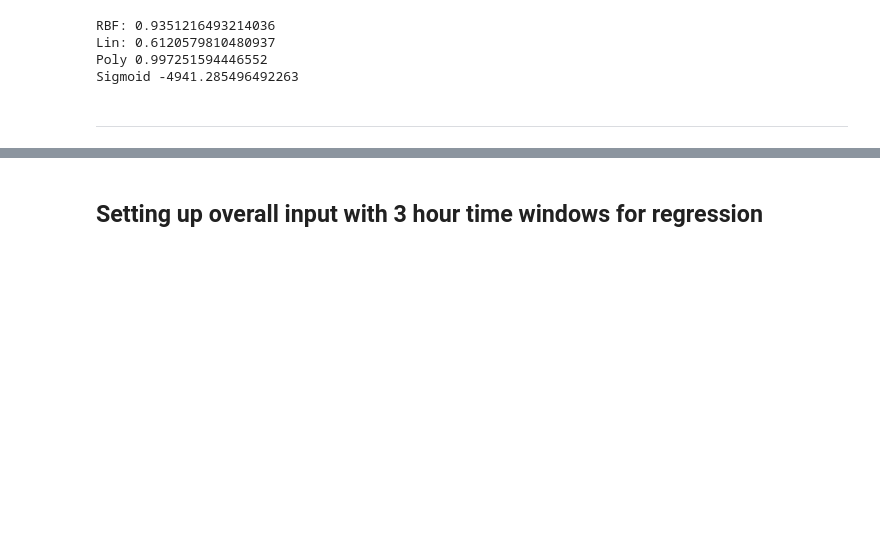
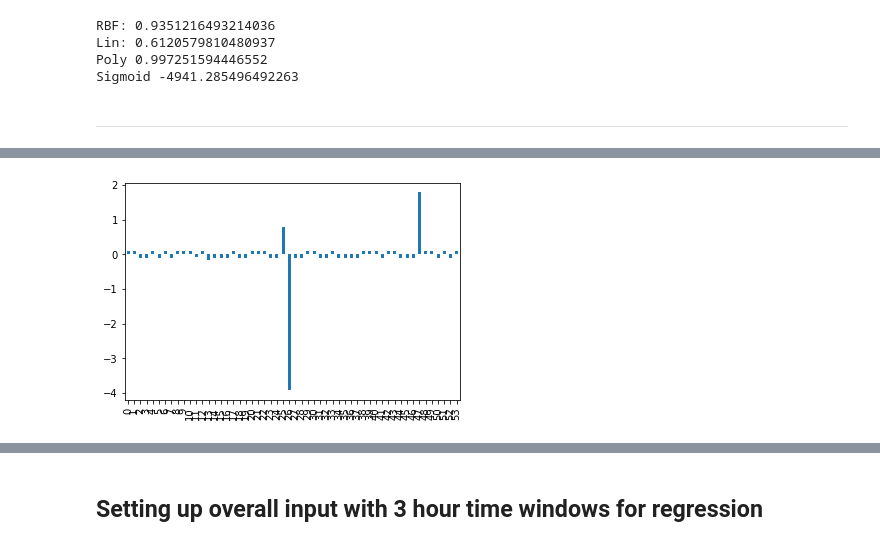
Before and after one commit to AndOleAnd/Capstone_N_A_P, a Jupyter notebook: Notebooks/Predictions.ipynb, the cells around one changed output, grey strips where cells are left out. Cells and saved outputs as stored; diff of their text form; code cells hidden in the pictures; blank space fills up the shorter version.

```diff
--- a/Notebooks/Predictions.ipynb
+++ b/Notebooks/Predictions.ipynb
@@ -723,0 +733,8 @@ Sigmoid -4941.285496492263
+# %%
+pred_y = svr_poly.predict(X)
+# %%
+input_preds = {"Predictions": pred_y, "Real_values": y}
+# %%
+df_y_vs_pred = pd.DataFrame(data=input_preds)
+# %%
+df_y_vs_pred["Error"] = df_y_vs_pred["Predictions"] - df_y_vs_pred["Real_values"]
@@ -723,0 +750,4 @@ Sigmoid -4941.285496492263
+# %%
+df_y_vs_pred["Error"].plot(kind="bar");
+# %% [output]
+[figure, added]
```
Also changed, not shown: parts of 143 cells of this notebook, 1 other file.
